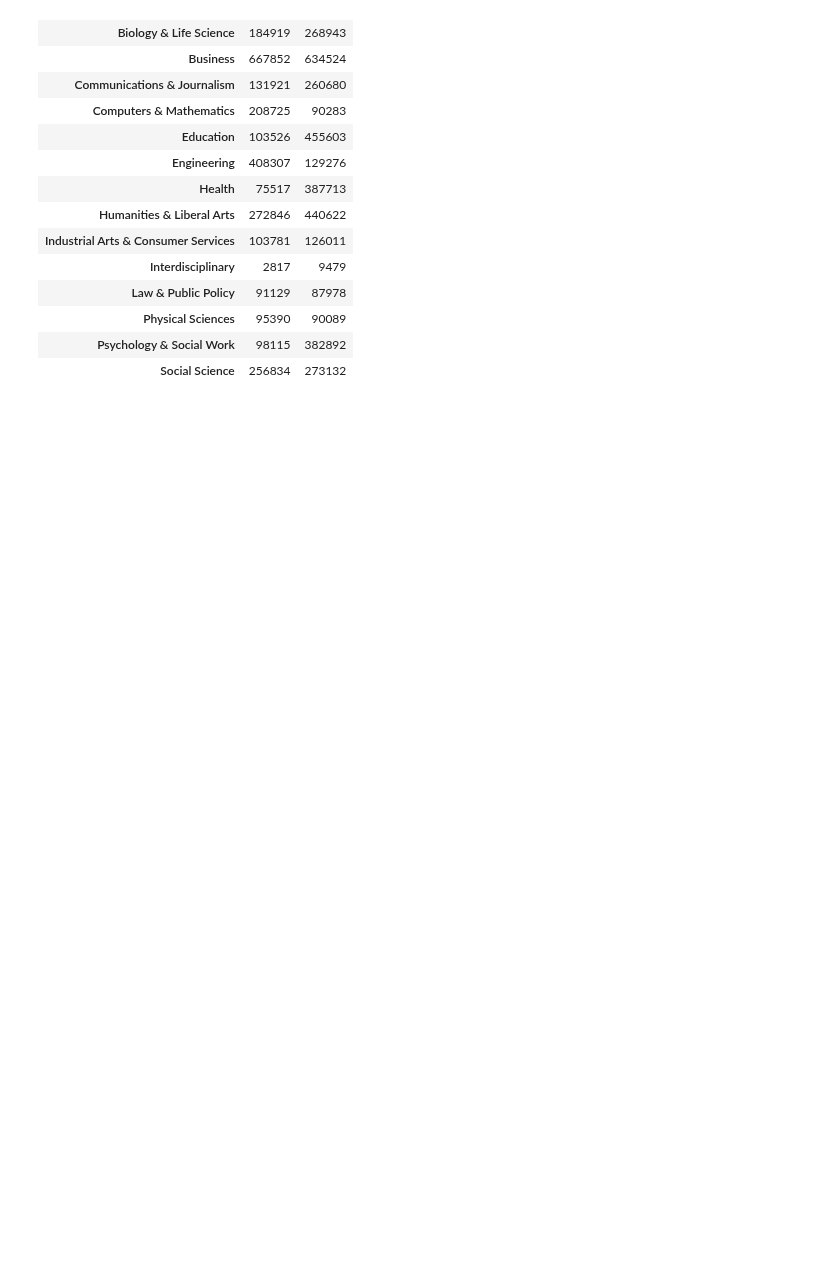
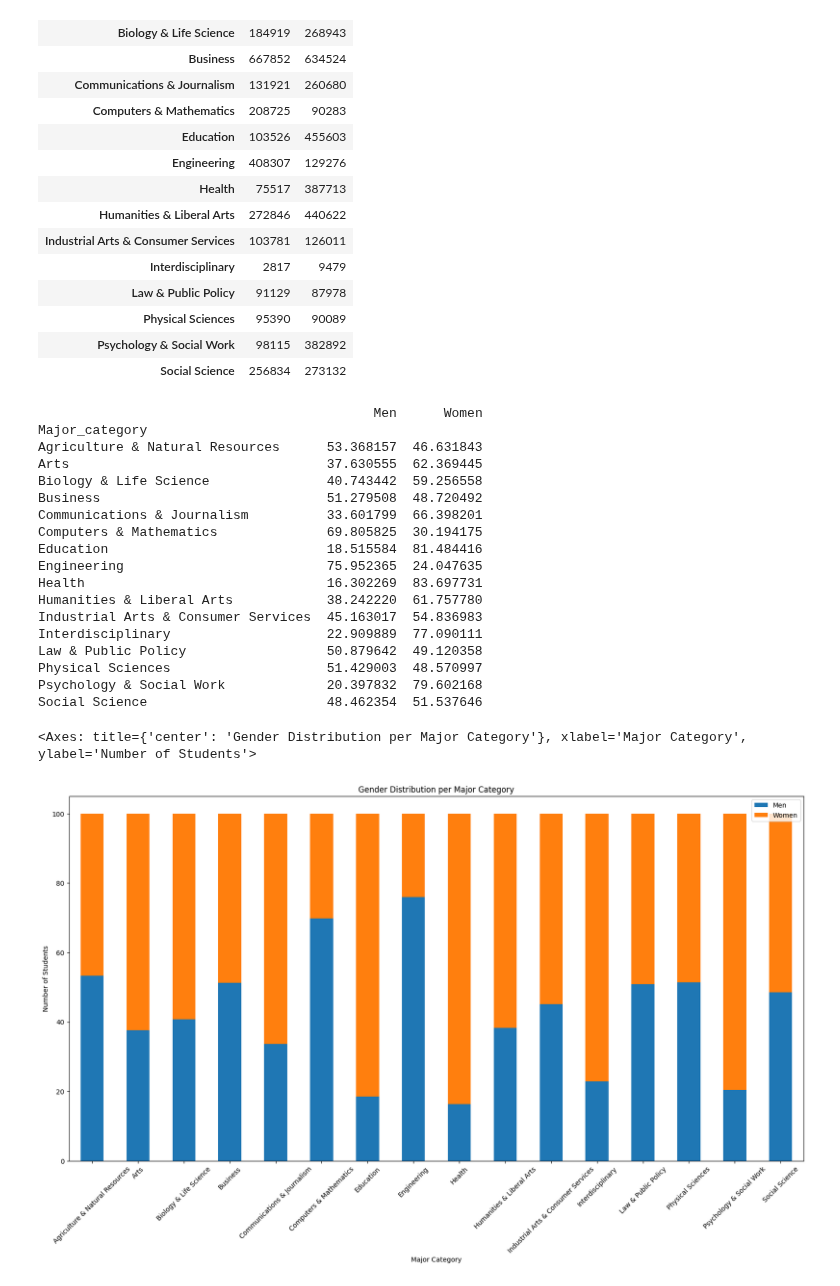
Before and after one commit to O4b1t/data-science-2024F, a Jupyter notebook: unit2/Unit2Project.ipynb, the cells around one changed output. Cells and saved outputs as stored; diff of their text form; code cells hidden in the pictures; blank space fills up the shorter version.

Commit message:
finished gender analysis

```diff
--- a/unit2/Unit2Project.ipynb
+++ b/unit2/Unit2Project.ipynb
@@ -215,3 +227,29 @@ gender_distribution
 | Physical Sciences | 95390 | 90089 |
 | Psychology & Social Work | 98115 | 382892 |
 | Social Science | 256834 | 273132 |
+# %%
+gender_distribution_percent = gender_distribution.div(gender_distribution.sum(axis = 1), axis = 0) * 100
+print(gender_distribution_percent)
+
+gender_distribution_percent.plot(kind = 'bar', stacked = True, title = "Gender Distribution per Major Category", ylabel = "Number of Students", xlabel = "Major Category", rot = 45, figsize=(20, 10))
+# %% [output]
+                                           Men      Women
+Major_category
+Agriculture & Natural Resources      53.368157  46.631843
+Arts                                 37.630555  62.369445
+Biology & Life Science               40.743442  59.256558
+Business                             51.279508  48.720492
+Communications & Journalism          33.601799  66.398201
+Computers & Mathematics              69.805825  30.194175
+Education                            18.515584  81.484416
+Engineering                          75.952365  24.047635
+Health                               16.302269  83.697731
+Humanities & Liberal Arts            38.242220  61.757780
+Industrial Arts & Consumer Services  45.163017  54.836983
+Interdisciplinary                    22.909889  77.090111
+Law & Public Policy                  50.879642  49.120358
+Physical Sciences                    51.429003  48.570997
+Psychology & Social Work             20.397832  79.602168
+Social Science                       48.462354  51.537646
+<Axes: title={'center': 'Gender Distribution per Major Category'}, xlabel='Major Category', ylabel='Number of Students'>
+[figure, added]
```
Also changed, not shown: parts of 7 cells of this notebook.
